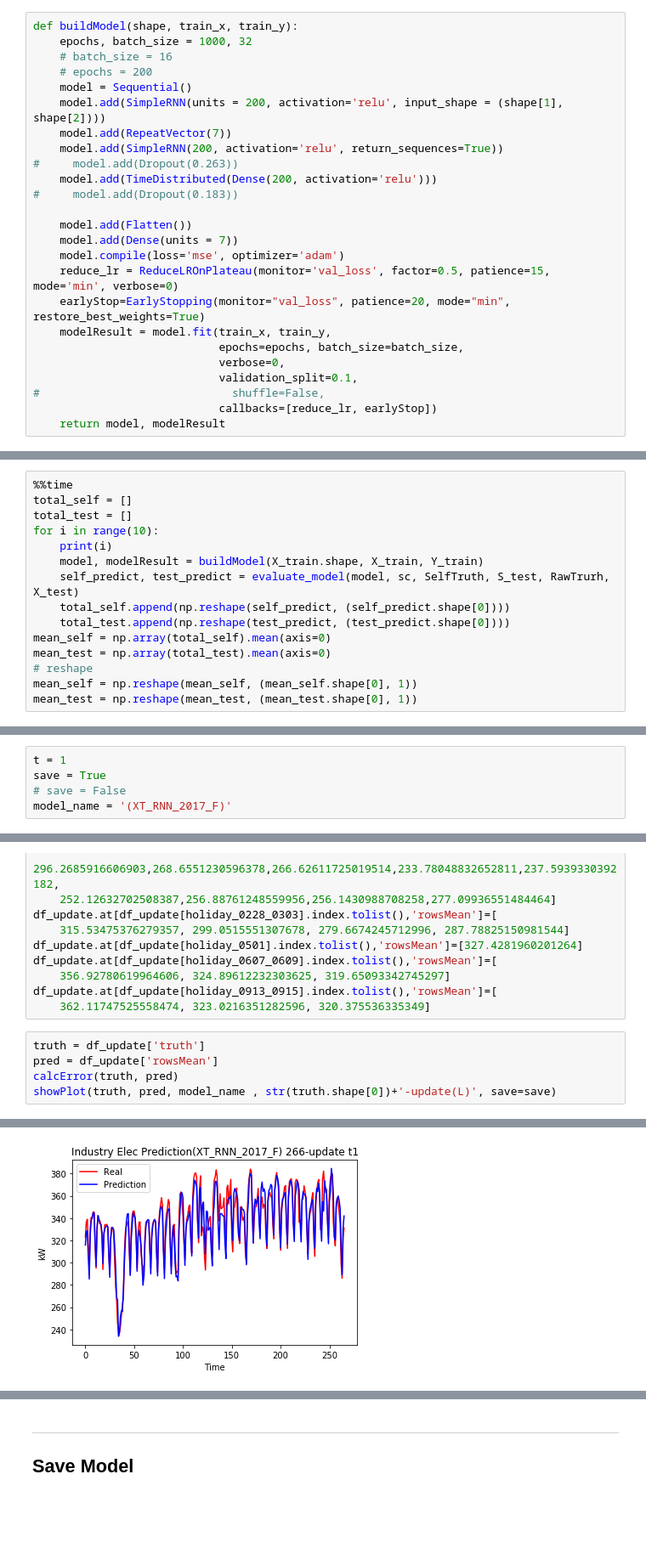
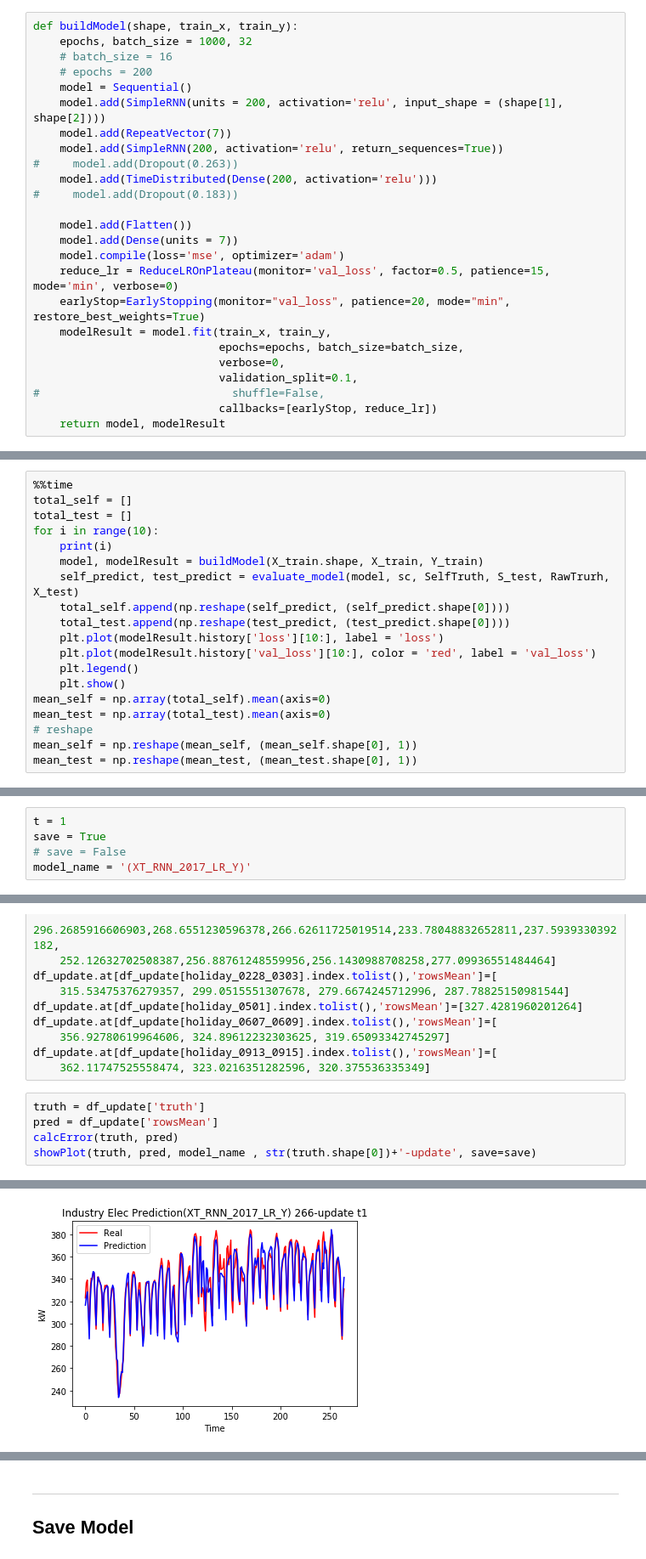
Before and after one commit to Chang-Siang/IndustryElec, a Jupyter notebook: IndustryElec_(RNN_XT).ipynb, the cells around one changed output, grey strips where cells are left out. Shown at 85% size. Cells and saved outputs as stored; diff of their text form; blank space fills up the shorter version.

Commit message:
Image

```diff
--- a/IndustryElec_(RNN_XT).ipynb
+++ b/IndustryElec_(RNN_XT).ipynb
@@ -180,7 +180,7 @@ def buildModel(shape, train_x, train_y):
                             verbose=0,
                             validation_split=0.1,
 #                             shuffle=False,
-                            callbacks=[reduce_lr, earlyStop])
+                            callbacks=[earlyStop, reduce_lr])
     return model, modelResult
 # %%
 def evaluate_model(model, sc, SelfTruth, S_test, RawTrurh, X_test):
@@ -253,6 +253,10 @@ for i in range(10):
     self_predict, test_predict = evaluate_model(model, sc, SelfTruth, S_test, RawTrurh, X_test)
     total_self.append(np.reshape(self_predict, (self_predict.shape[0])))
     total_test.append(np.reshape(test_predict, (test_predict.shape[0])))
+    plt.plot(modelResult.history['loss'][10:], label = 'loss')
+    plt.plot(modelResult.history['val_loss'][10:], color = 'red', label = 'val_loss')
+    plt.legend()
+    plt.show()
 mean_self = np.array(total_self).mean(axis=0)
 mean_test = np.array(total_test).mean(axis=0)
 # reshape
@@ -283,7 +295,7 @@ Wall time: 5min 21s
 t = 1
 save = True
 # save = False
-model_name = '(XT_RNN_2017_F)'
+model_name = '(XT_RNN_2017_LR_Y)'
 # %% [markdown]
 ---
 ## Load Model
@@ -352,5 +365,5 @@ df_update.at[df_update[holiday_0913_0915].index.tolist(),'rowsMean']=[
 truth = df_update['truth']
 pred = df_update['rowsMean']
 calcError(truth, pred)
-showPlot(truth, pred, model_name , str(truth.shape[0])+'-update(L)', save=save)
+showPlot(truth, pred, model_name , str(truth.shape[0])+'-update', save=save)
 # %% [output]
@@ -359 +372 @@ MAPE 1.9665794165224237
-[figure, old version]
+[figure, new version]
```
Also changed, not shown: parts of 8 cells of this notebook, 14 other files.
